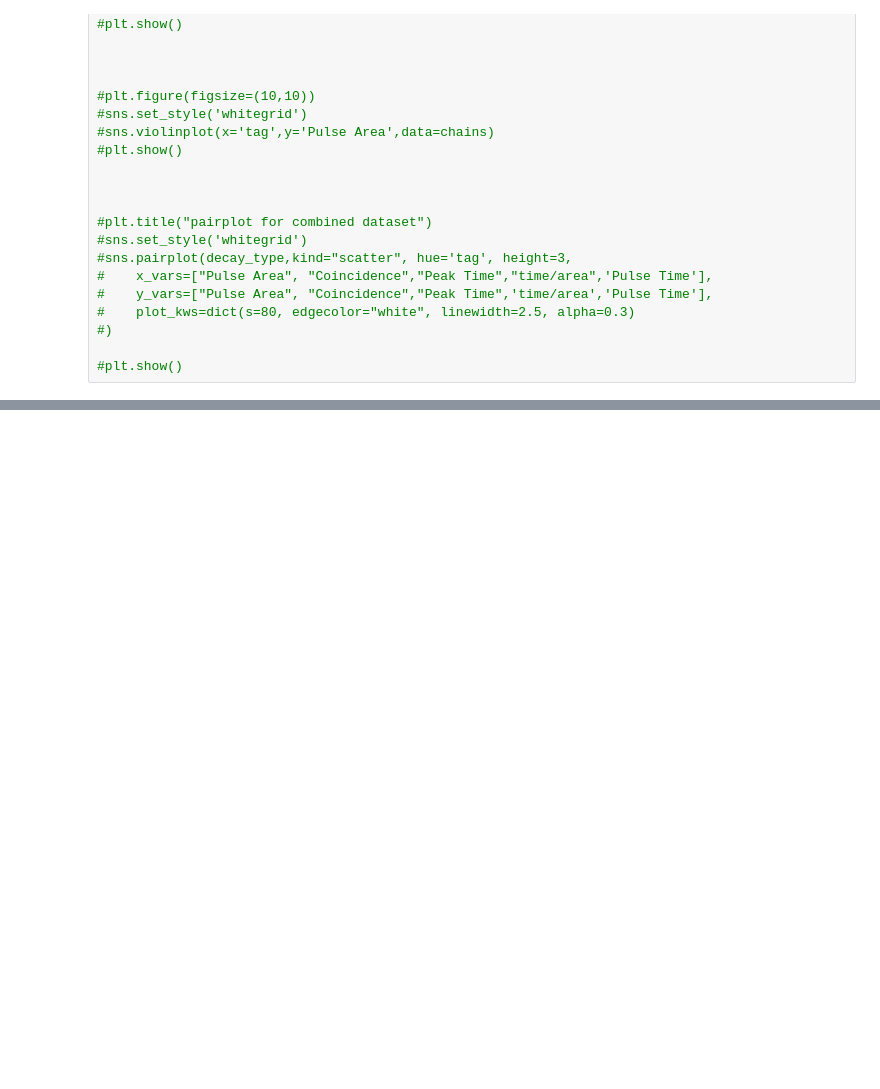
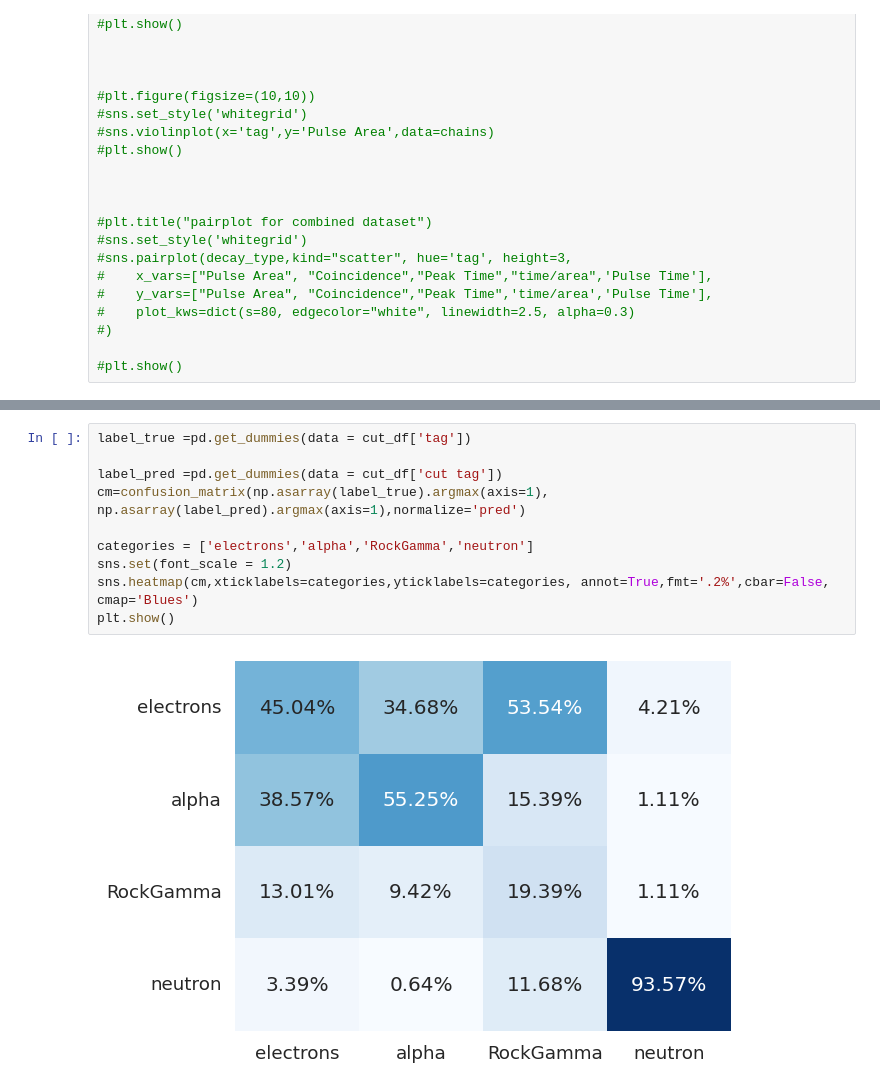
Before and after one commit to Thomas-Long1/LZ_analysis, a Jupyter notebook: LZ_data_analysis.ipynb, the cells around one changed output, grey strips where cells are left out. Drawn from its saved outputs; the diff is of its cells as text; blank space fills up the shorter version.

```diff
--- a/LZ_data_analysis.ipynb
+++ b/LZ_data_analysis.ipynb
@@ -857,3 +846,15 @@ plt.show()
+# %%
+label_true =pd.get_dummies(data = cut_df['tag'])
+
+label_pred =pd.get_dummies(data = cut_df['cut tag'])
+cm=confusion_matrix(np.asarray(label_true).argmax(axis=1), np.asarray(label_pred).argmax(axis=1),normalize='pred')
+
+categories = ['electrons','alpha','RockGamma','neutron']
+sns.set(font_scale = 1.2)
+sns.heatmap(cm,xticklabels=categories,yticklabels=categories, annot=True,fmt='.2%',cbar=False, cmap='Blues')
+plt.show()
+# %% [output]
+[figure, added]
 # %%
 chains=pd.concat([Th232_chain,U238_chain],ignore_index=True)
 NA_history,NA_labels_test,NA_proba=binary_run(decay_type,"neutron","RockGamma")
```
Also changed, not shown: parts of 19 cells of this notebook.
